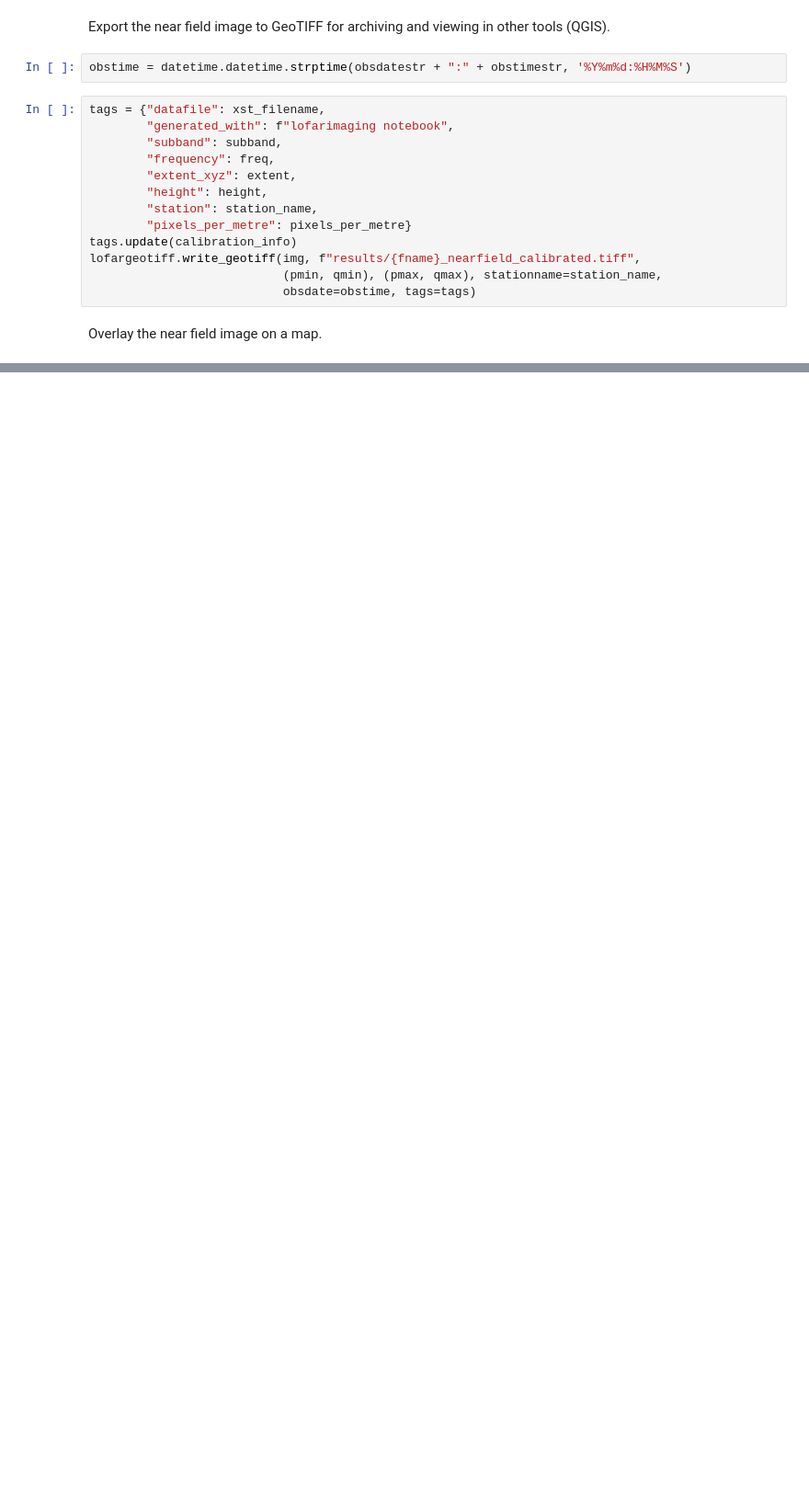
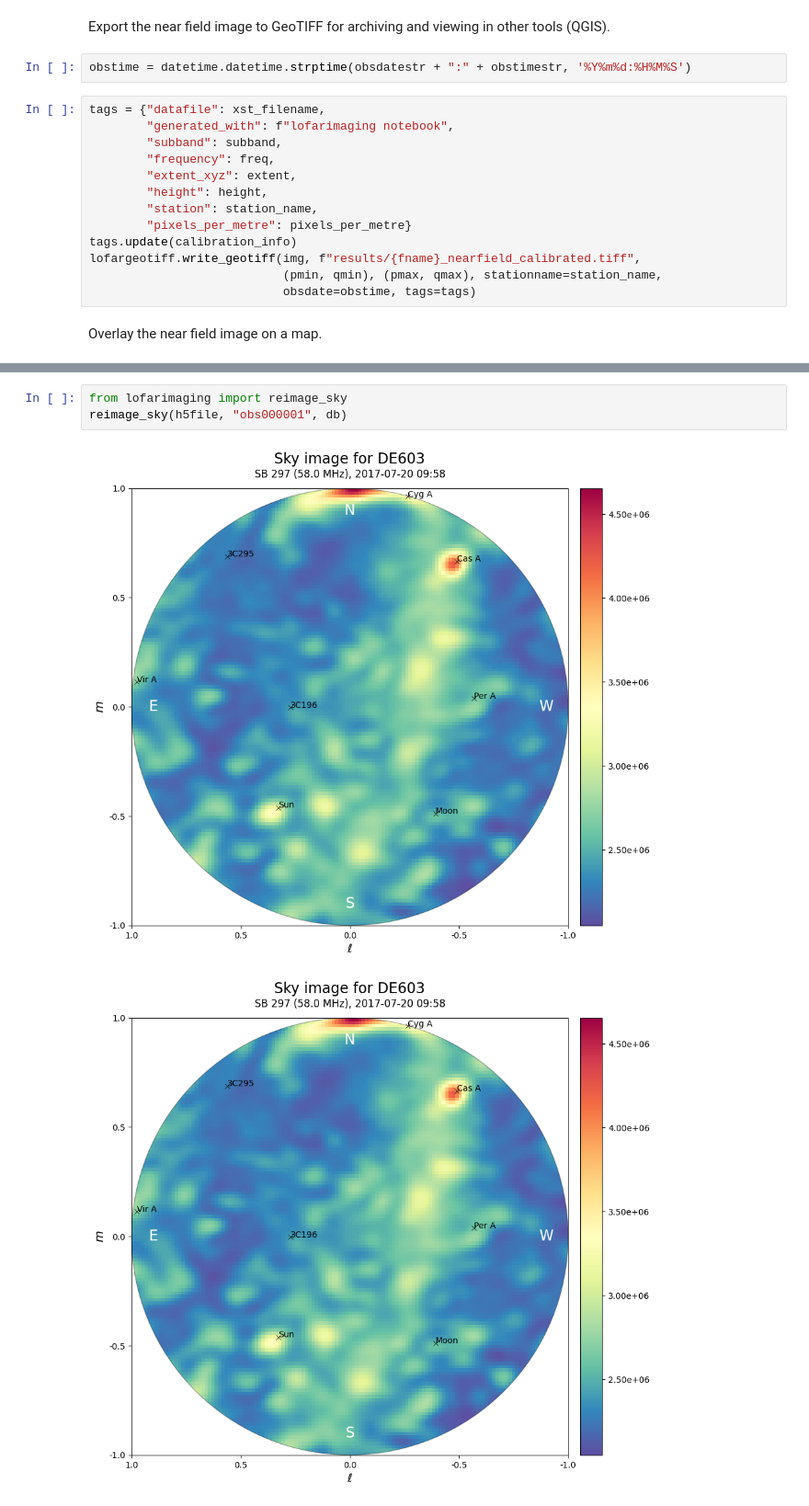
Before and after one commit to cbassa/lofarimaging, a Jupyter notebook: lofarimaging.ipynb, the cells around one changed output, grey strips where cells are left out. Shown at 92% size. Cells and saved outputs as stored; diff of their text form; blank space fills up the shorter version.

```diff
--- a/lofarimaging.ipynb
+++ b/lofarimaging.ipynb
@@ -345,0 +400,6 @@ make_leaflet_map(folium_overlay, lon_center, lat_center, lon_min, lat_min, lon_m
+# %%
+from lofarimaging import reimage_sky
+reimage_sky(h5file, "obs000001", db)
+# %% [output]
+[figure, added]
+[figure, added]
```
Also changed, not shown: parts of 18 cells of this notebook, 2 other files.
